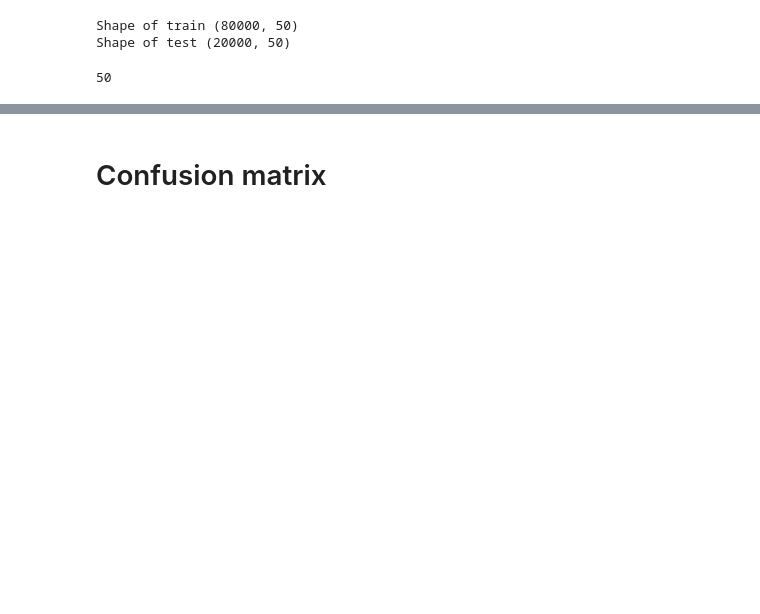
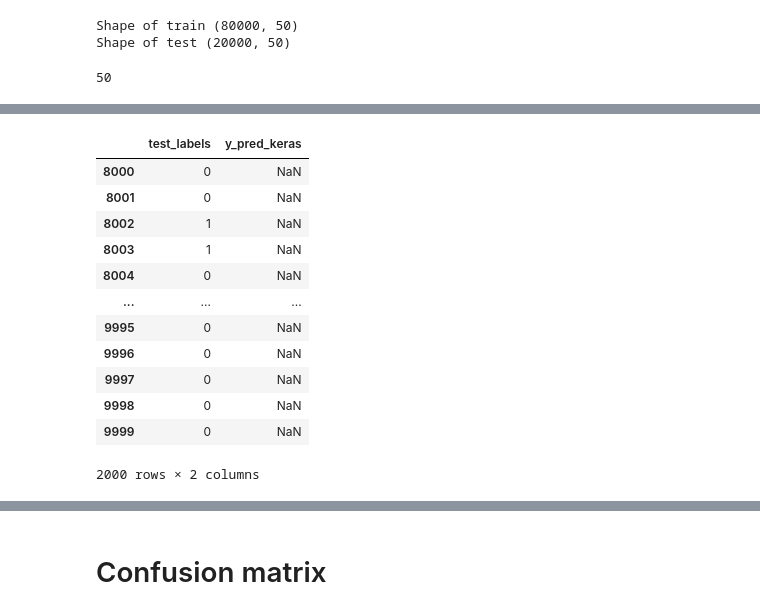
Before and after one commit to ktsou/TradingNLP-shell, a Jupyter notebook: NLP Model Training/kaggle_nlp-disaster-tweets_baseline_models.ipynb, the cells around one changed output, grey strips where cells are left out. Cells and saved outputs as stored; diff of their text form; code cells hidden in the pictures; blank space fills up the shorter version.

```diff
--- a/NLP Model Training/kaggle_nlp-disaster-tweets_baseline_models.ipynb
+++ b/NLP Model Training/kaggle_nlp-disaster-tweets_baseline_models.ipynb
@@ -372,0 +378,16 @@ auc_keras2 = auc(fnr_keras, tnr_keras)
+# %%
+elmo_roc
+# %% [output]
+|  | test_labels | y_pred_keras |
+| 8000 | 0 | NaN |
+| 8001 | 0 | NaN |
+| 8002 | 1 | NaN |
+| 8003 | 1 | NaN |
+| 8004 | 0 | NaN |
+| ... | ... | ... |
+| 9995 | 0 | NaN |
+| 9996 | 0 | NaN |
+| 9997 | 0 | NaN |
+| 9998 | 0 | NaN |
+| 9999 | 0 | NaN |
+2000 rows × 2 columns
```
Also changed, not shown: parts of 36 cells of this notebook, 3 other files.
